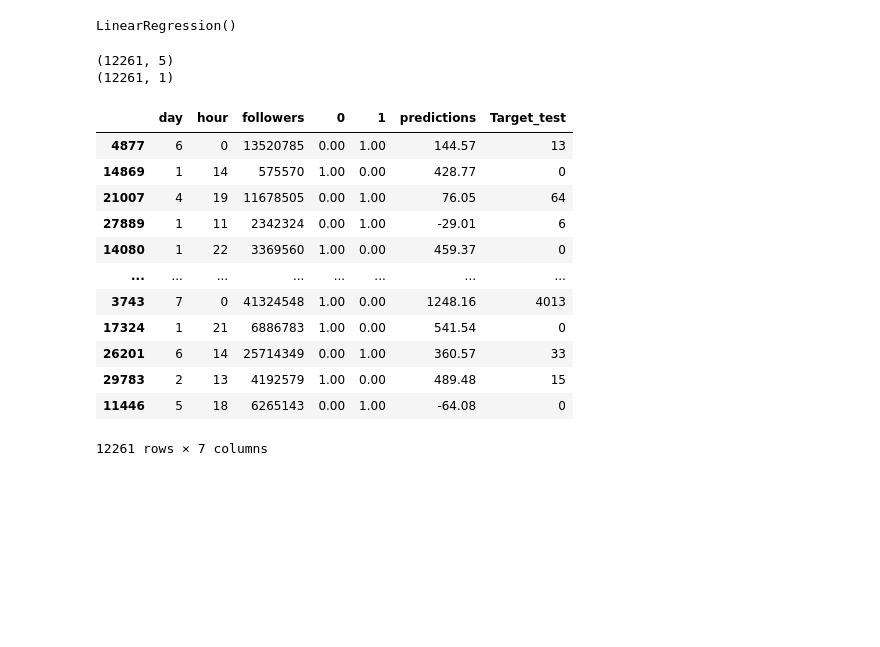
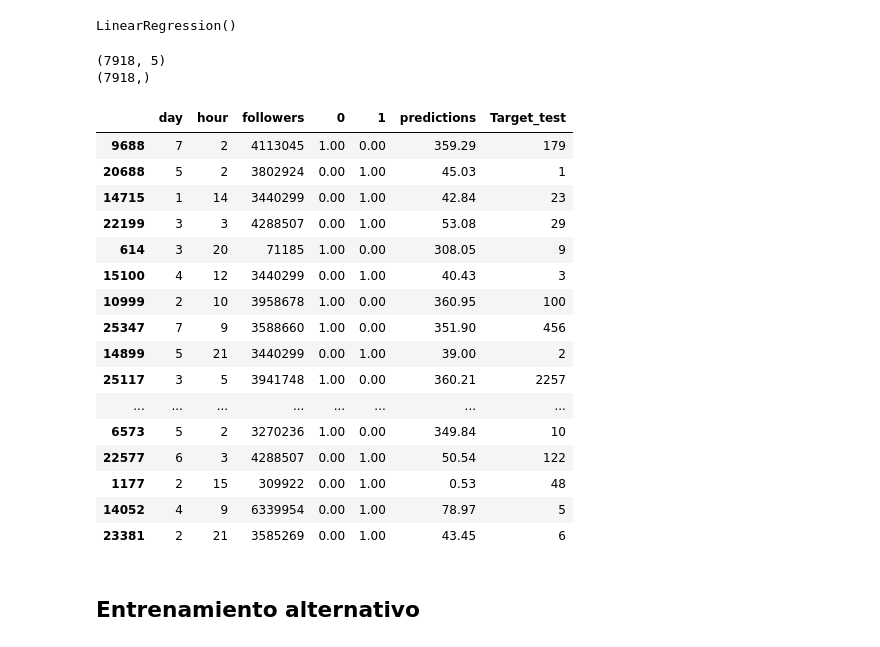
Before and after one commit to julianmelero/twitter-ai, a Jupyter notebook: Analysis/basic.ipynb, the cells around one changed output. Drawn from its saved outputs; the diff is of its cells as text; code cells hidden in the pictures; blank space fills up the shorter version.

Commit message:
Modelo alternativo

```diff
--- a/Analysis/basic.ipynb
+++ b/Analysis/basic.ipynb
@@ -637,7 +642,8 @@ He considerado descartar otras variables como son si tiene hashtags, foto o link
 # %%
 datosInteresantes = union[['day','hour','followers','have_urls']]
 df_c = datosInteresantes.copy()
-target = union[['nretweets']]
-print(datosInteresantes.count())
+df_c = df_c[df_c["followers"] < 8000000]
+target = union["nretweets"][union["followers"] < 8000000]
+print(df_c.count())
 print(target.count())
 # %% [output]
@@ -675,7 +681,6 @@ dtype: object
 # %% [markdown]
 Pasamos a número la variable categórica have_urls
 # %%
-df_c = datosInteresantes.copy(deep = True)
 enc_ohe = OneHotEncoder()
 enc_ohe.fit(df_c[["have_urls"]])
 # %% [output]
@@ -694,5 +701,4 @@ print(data_encoder)
 # %%
 df_encoder = pd.DataFrame(data_encoder)
 df_encoder.head()
-df_c = df_c.join(df_encoder,lsuffix='_left', rsuffix='_right')
-df_c.drop(['have_urls'], axis=1, inplace=True)
+df_encoder.isnull().sum()
@@ -714,0 +741,3 @@ df_c
+# %%
+df_c = pd.concat([df_c.reset_index(drop=True),df_encoder.reset_index(drop=True)],axis=1)
+df_c.drop(['have_urls'], axis=1, inplace=True)
@@ -744,25 +798,31 @@ LinearRegression()
 # %%
 predictions = model.predict(X_test)
 X_tested = X_test.copy()
 print(X_tested.shape)
 print(predictions.shape)
 X_tested['predictions'] = predictions
-X_tested['Target_test'] = y_test
+X_tested['Target_test'] = y_test.values
 
-X_tested
+X_tested.head(25)
 # %% [output]
-(12261, 5)
-(12261, 1)
+(7918, 5)
+(7918,)
 |  | day | hour | followers | 0 | 1 | predictions | Target_test |
-| 4877 | 6 | 0 | 13520785 | 0.00 | 1.00 | 144.57 | 13 |
-| 14869 | 1 | 14 | 575570 | 1.00 | 0.00 | 428.77 | 0 |
-| 21007 | 4 | 19 | 11678505 | 0.00 | 1.00 | 76.05 | 64 |
-| 27889 | 1 | 11 | 2342324 | 0.00 | 1.00 | -29.01 | 6 |
-| 14080 | 1 | 22 | 3369560 | 1.00 | 0.00 | 459.37 | 0 |
+| 9688 | 7 | 2 | 4113045 | 1.00 | 0.00 | 359.29 | 179 |
+| 20688 | 5 | 2 | 3802924 | 0.00 | 1.00 | 45.03 | 1 |
+| 14715 | 1 | 14 | 3440299 | 0.00 | 1.00 | 42.84 | 23 |
+| 22199 | 3 | 3 | 4288507 | 0.00 | 1.00 | 53.08 | 29 |
+| 614 | 3 | 20 | 71185 | 1.00 | 0.00 | 308.05 | 9 |
+| 15100 | 4 | 12 | 3440299 | 0.00 | 1.00 | 40.43 | 3 |
+| 10999 | 2 | 10 | 3958678 | 1.00 | 0.00 | 360.95 | 100 |
+| 25347 | 7 | 9 | 3588660 | 1.00 | 0.00 | 351.90 | 456 |
+| 14899 | 5 | 21 | 3440299 | 0.00 | 1.00 | 39.00 | 2 |
+| 25117 | 3 | 5 | 3941748 | 1.00 | 0.00 | 360.21 | 2257 |
 | ... | ... | ... | ... | ... | ... | ... | ... |
-| 3743 | 7 | 0 | 41324548 | 1.00 | 0.00 | 1248.16 | 4013 |
-| 17324 | 1 | 21 | 6886783 | 1.00 | 0.00 | 541.54 | 0 |
-| 26201 | 6 | 14 | 25714349 | 0.00 | 1.00 | 360.57 | 33 |
-| 29783 | 2 | 13 | 4192579 | 1.00 | 0.00 | 489.48 | 15 |
-| 11446 | 5 | 18 | 6265143 | 0.00 | 1.00 | -64.08 | 0 |
+| 6573 | 5 | 2 | 3270236 | 1.00 | 0.00 | 349.84 | 10 |
+| 22577 | 6 | 3 | 4288507 | 0.00 | 1.00 | 50.54 | 122 |
+| 1177 | 2 | 15 | 309922 | 0.00 | 1.00 | 0.53 | 48 |
+| 14052 | 4 | 9 | 6339954 | 0.00 | 1.00 | 78.97 | 5 |
+| 23381 | 2 | 21 | 3585269 | 0.00 | 1.00 | 43.45 | 6 |
-12261 rows × 7 columns
+# %% [markdown]
+## Entrenamiento alternativo
```
Also changed, not shown: parts of 24 cells of this notebook.
